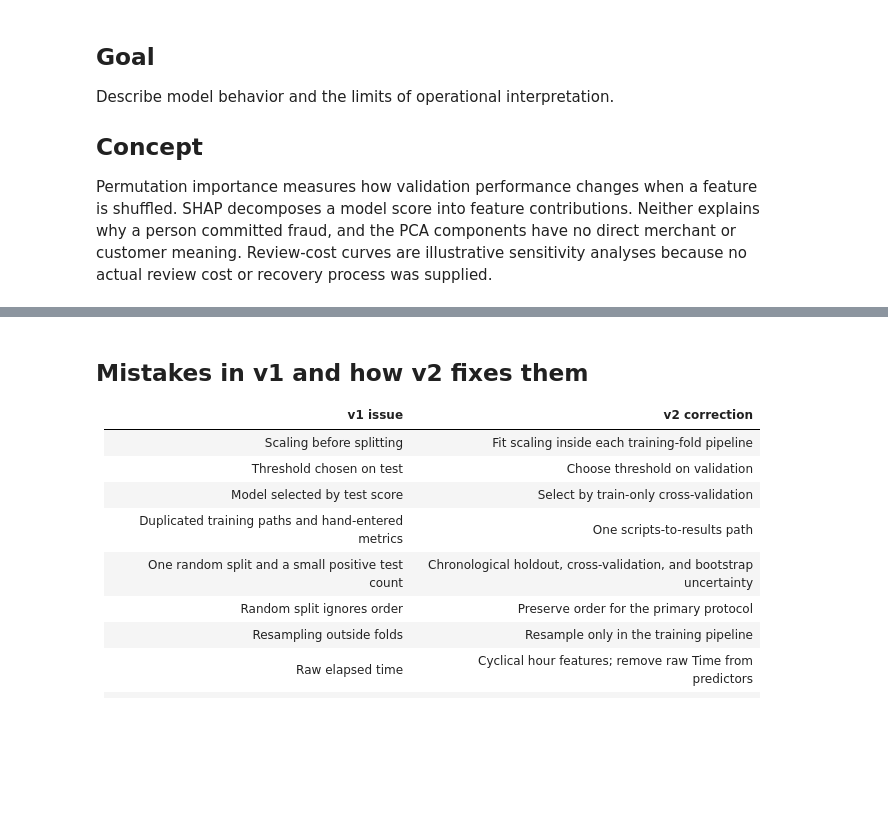
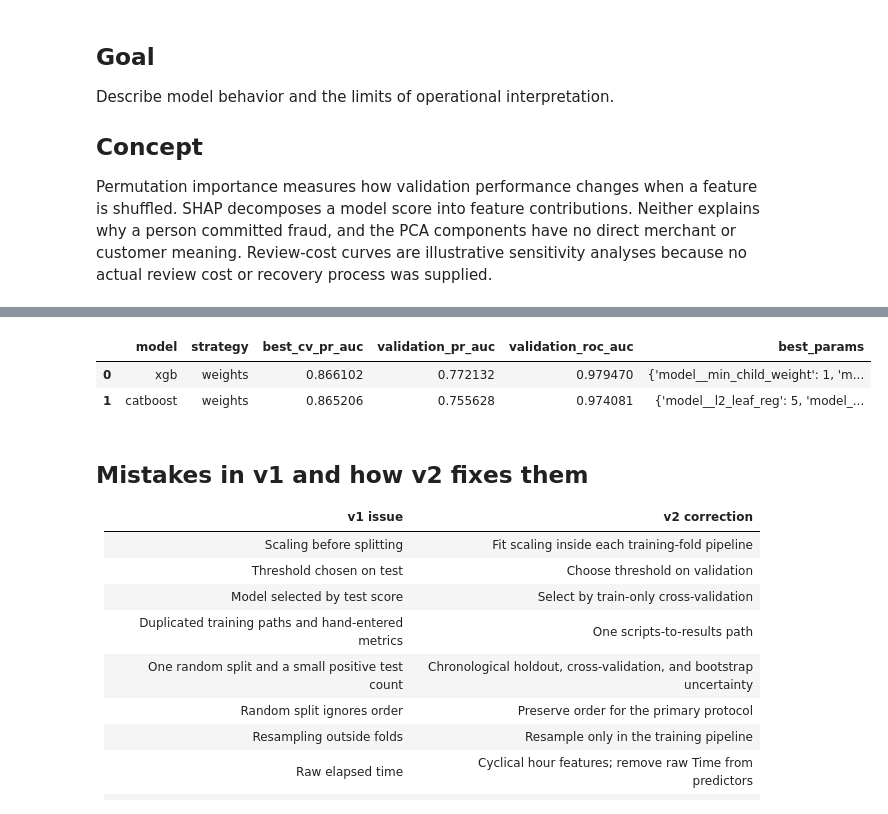
Before and after one commit to SYK-351/Fraud-Detection-Machine-Learning-Model, a Jupyter notebook: main.ipynb, the cells around one changed output, grey strips where cells are left out. Cells and saved outputs as stored; diff of their text form; code cells hidden in the pictures; blank space fills up the shorter version.

```diff
--- a/main.ipynb
+++ b/main.ipynb
@@ -174,3 +235,12 @@ for image_name in ["f11_reliability.png", "f13_cost_sensitivity.png", "f14_expla
+# %%
+tuning_path = RESULTS / "tuning_results.json"
+if tuning_path.exists():
+    tuning = json.loads(tuning_path.read_text(encoding="utf-8"))
+    display(pd.DataFrame([{k: item[k] for k in ("model", "strategy", "best_cv_pr_auc", "validation_pr_auc", "validation_roc_auc", "best_params")} for item in tuning]))
+# %% [output]
+|  | model | strategy | best_cv_pr_auc | validation_pr_auc | validation_roc_auc | best_params |
+| 0 | xgb | weights | 0.866102 | 0.772132 | 0.979470 | {'model__min_child_weight': 1, 'm... |
+| 1 | catboost | weights | 0.865206 | 0.755628 | 0.974081 | {'model__l2_leaf_reg': 5, 'model_... |
 # %% [markdown]
 ## Mistakes in v1 and how v2 fixes them
 
```
Also changed, not shown: parts of 7 cells of this notebook, 1 other file.
